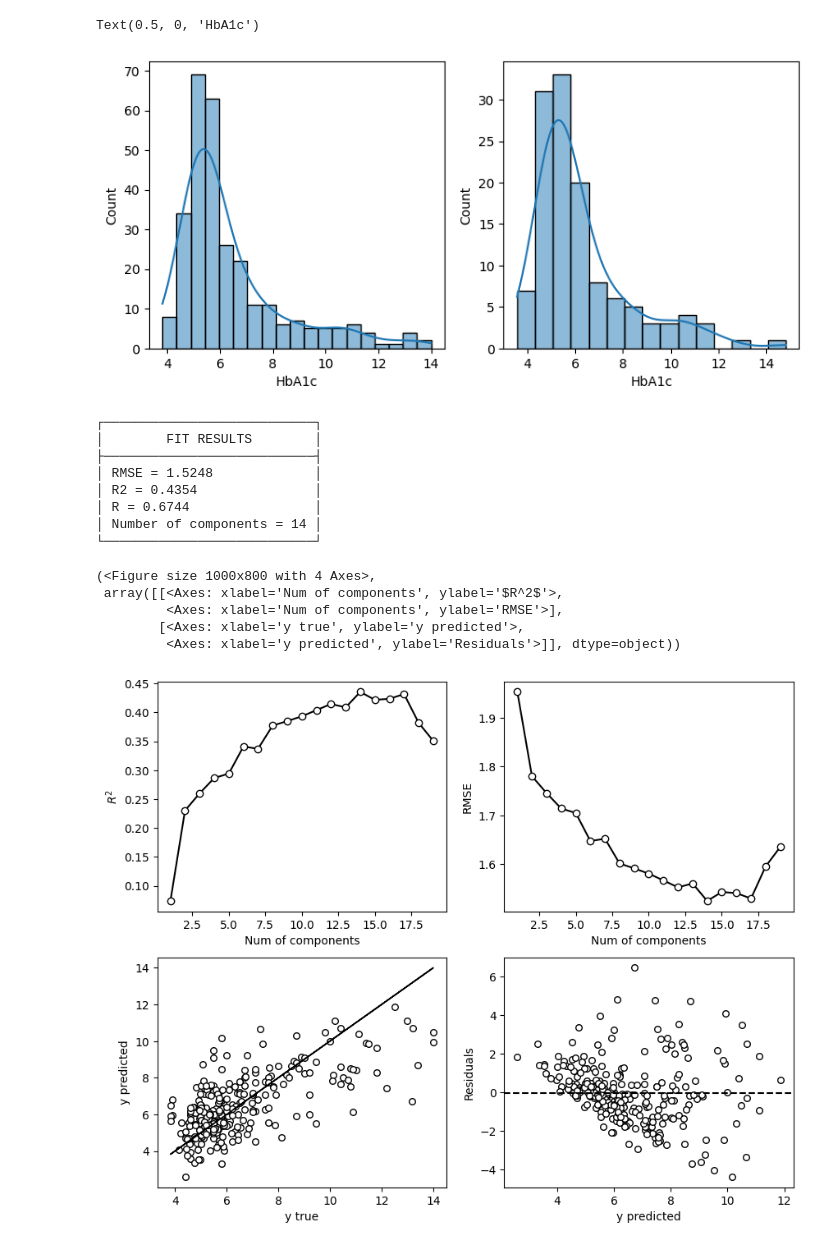
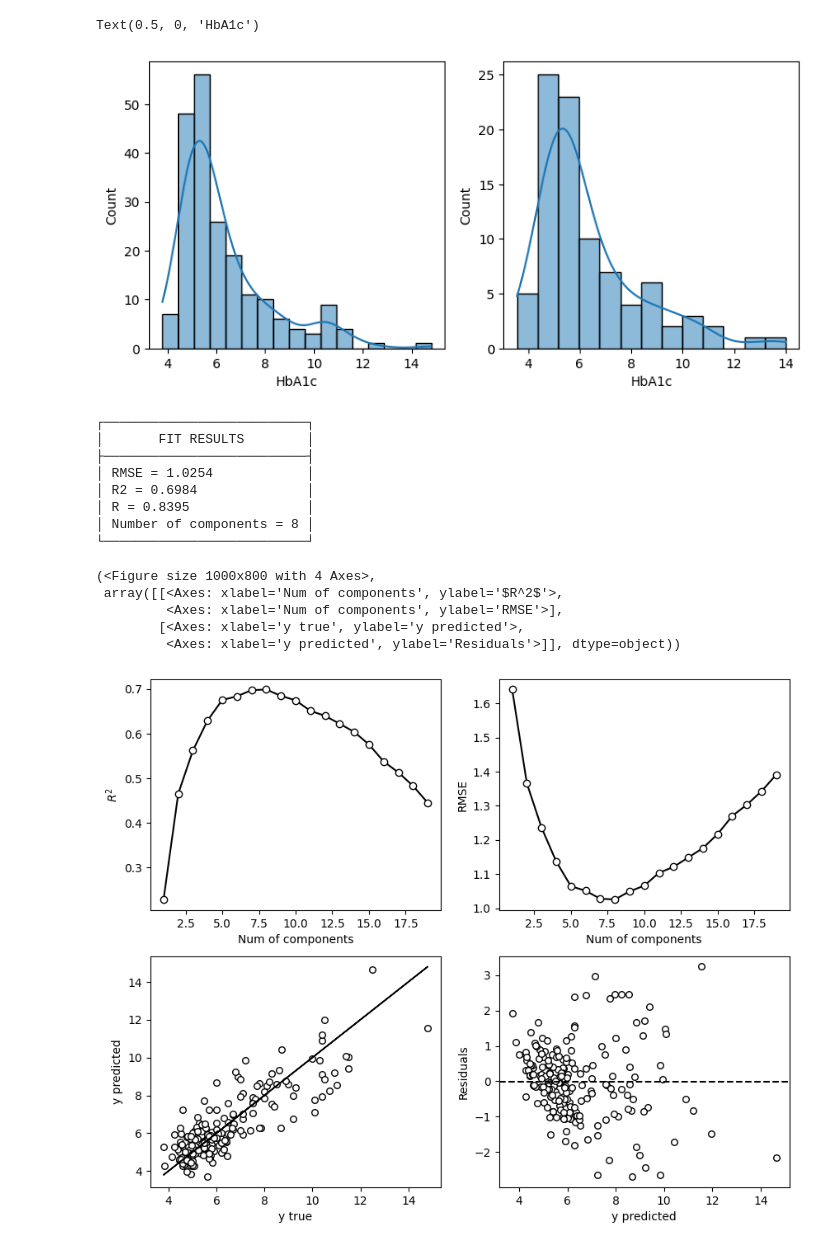
Before and after one commit to MelnychenkoM/ml_methods_hba1c, a Jupyter notebook: regression.ipynb, the cells around one changed output. Drawn from its saved outputs; the diff is of its cells as text; code cells hidden in the pictures.

```diff
--- a/regression.ipynb
+++ b/regression.ipynb
@@ -13,8 +13,11 @@ from curvefit import DatasetSpectra
 # %%
 from boxsers.preprocessing import rubberband_baseline_cor
 # %%
-file_path = '~/data/dataset_565.csv'
-domain_path = '~/data/dataset_565_domain.csv'
+file_path = '~/data/dataset_294.csv'
+domain_path = '~/data/domain.csv'
+
+# file_path = '~/data/dataset_565.csv'
+# domain_path = '~/data/dataset_565_domain.csv'
 # %%
 dataset = DatasetSpectra(file_path, domain_path)
 dataset.select_max_abs(0.3)
@@ -39,5 +46,5 @@ sns.histplot(y, kde=True)
 # %%
-discretizer = KBinsDiscretizer(n_bins=10, encode='ordinal', strategy='uniform', subsample=None, random_state=4)
+discretizer = KBinsDiscretizer(n_bins=8, encode='ordinal', strategy='uniform', subsample=None, random_state=4)
 categories = discretizer.fit_transform(y.reshape(-1, 1))
 # %%
 X_train, X_test, y_train, y_test = train_test_split(X, y, test_size=0.3, stratify=categories, random_state=44)
@@ -50,21 +57,21 @@ axs[0].set_xlabel('HbA1c')
 axs[1].set_xlabel('HbA1c')
 # %% [output]
 Text(0.5, 0, 'HbA1c')
-[figure, old version]
+[figure, new version]
 # %%
-plot_number_components(X_train, y_train, number_range=(1, 20), cv=5)
+plot_number_components(X_train, y_train, number_range=(1, 20), cv=6)
 # %% [output]
-┌───────────────────────────┐
-│        FIT RESULTS        │
-├───────────────────────────┤
-│ RMSE = 1.5248             │
-│ R2 = 0.4354               │
-│ R = 0.6744                │
-│ Number of components = 14 │
-└───────────────────────────┘
+┌──────────────────────────┐
+│       FIT RESULTS        │
+├──────────────────────────┤
+│ RMSE = 1.0254            │
+│ R2 = 0.6984              │
+│ R = 0.8395               │
+│ Number of components = 8 │
+└──────────────────────────┘
 (<Figure size 1000x800 with 4 Axes>,
  array([[<Axes: xlabel='Num of components', ylabel='$R^2$'>,
          <Axes: xlabel='Num of components', ylabel='RMSE'>],
         [<Axes: xlabel='y true', ylabel='y predicted'>,
          <Axes: xlabel='y predicted', ylabel='Residuals'>]], dtype=object))
-[figure, old version]
+[figure, new version]
```
Also changed, not shown: parts of 6 cells of this notebook, 4 other files.
